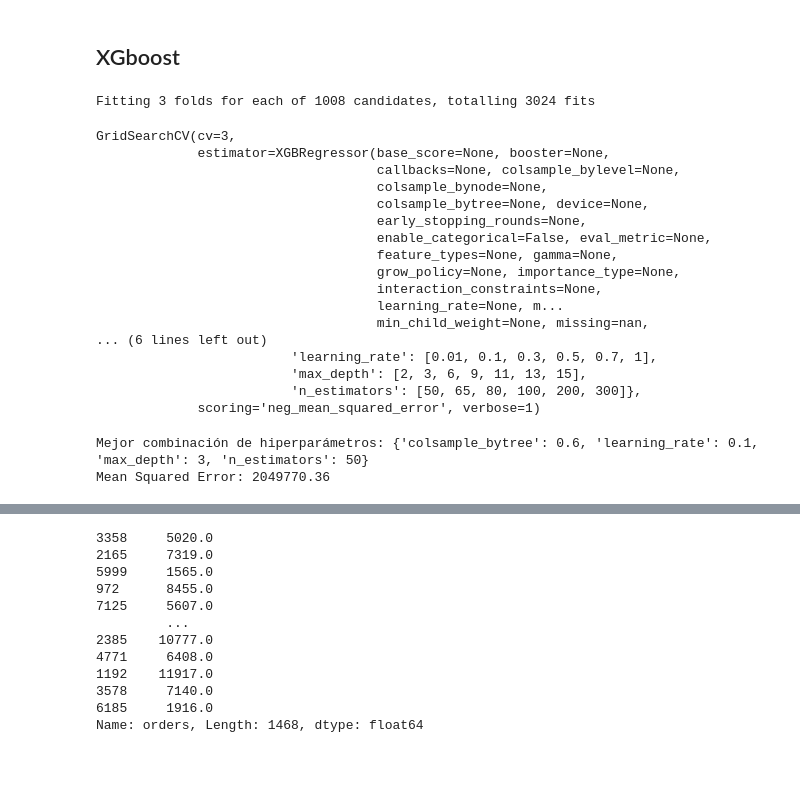
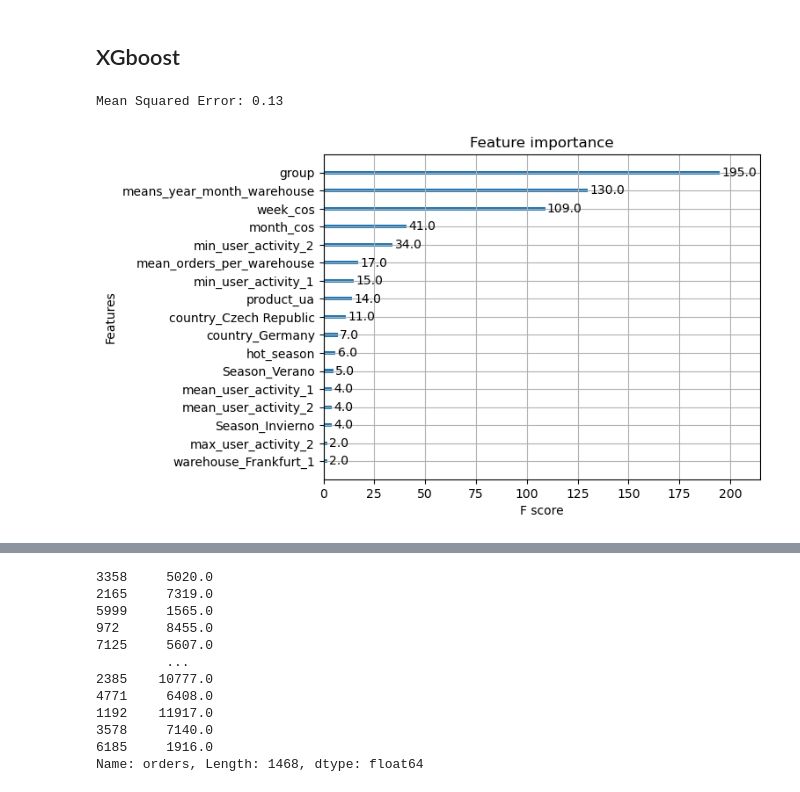
Before and after one commit to Manuel-Pol/Rohlik-orders-challenge, a Jupyter notebook: visus.ipynb, the cells around one changed output, grey strips where cells are left out. Drawn from its saved outputs; the diff is of its cells as text; code cells hidden in the pictures; blank space fills up the shorter version.

```diff
--- a/visus.ipynb
+++ b/visus.ipynb
@@ -767,42 +817,35 @@ grid_search = GridSearchCV(estimator=xgb_reg, param_grid=param_grid, scoring='ne
 # %%
 # Ejecutar la búsqueda de hiperparámetros
-grid_search.fit(df_final_train, df_final_train_label)
+#grid_search.fit(df_final_train, df_final_train_label)
-# %% [output]
-Fitting 3 folds for each of 1008 candidates, totalling 3024 fits
-GridSearchCV(cv=3,
-             estimator=XGBRegressor(base_score=None, booster=None,
-                                    callbacks=None, colsample_bylevel=None,
-                                    colsample_bynode=None,
-                                    colsample_bytree=None, device=None,
-                                    early_stopping_rounds=None,
-                                    enable_categorical=False, eval_metric=None,
-                                    feature_types=None, gamma=None,
-                                    grow_policy=None, importance_type=None,
-                                    interaction_constraints=None,
-                                    learning_rate=None, m...
-                                    min_child_weight=None, missing=nan,
-... (6 lines left out)
-                         'learning_rate': [0.01, 0.1, 0.3, 0.5, 0.7, 1],
-                         'max_depth': [2, 3, 6, 9, 11, 13, 15],
-                         'n_estimators': [50, 65, 80, 100, 200, 300]},
-             scoring='neg_mean_squared_error', verbose=1)
 # %%
 # Obtener los mejores parámetros
-best_params = grid_search.best_params_
-print(f'Mejor combinación de hiperparámetros: {best_params}')
+#best_params = grid_search.best_params_
+#print(f'Mejor combinación de hiperparámetros: {best_params}')
 
 # Entrenar el modelo con los mejores parámetros
-best_model = grid_search.best_estimator_
+#best_model = grid_search.best_estimator_
 
+best_model = xgb.XGBRegressor(
+    colsample_bytree=0.6,
+    learning_rate=0.7,
+    max_depth=2,
+    n_estimators=200
+)
+
+best_model.fit(df_final_train, df_final_train_label)
 # Hacer predicciones en el conjunto de prueba
 y_pred = np.round(best_model.predict(df_final_validation))
 
 # Evaluar el rendimiento del modelo
-mse = mean_squared_error(df_final_validation_label, y_pred)
+mse = mean_absolute_percentage_error(df_final_validation_label, y_pred)
 print(f'Mean Squared Error: {mse:.2f}')
 # %% [output]
-Mejor combinación de hiperparámetros: {'colsample_bytree': 0.6, 'learning_rate': 0.1, 'max_depth': 3, 'n_estimators': 50}
-Mean Squared Error: 2049770.36
+Mean Squared Error: 0.13
+# %%
+plot_importance(best_model)
+plt.show()
+# %% [output]
+[figure, added]
 # %%
 list(y_pred)
 # %% [output]
```
Also changed, not shown: parts of 25 cells of this notebook.
